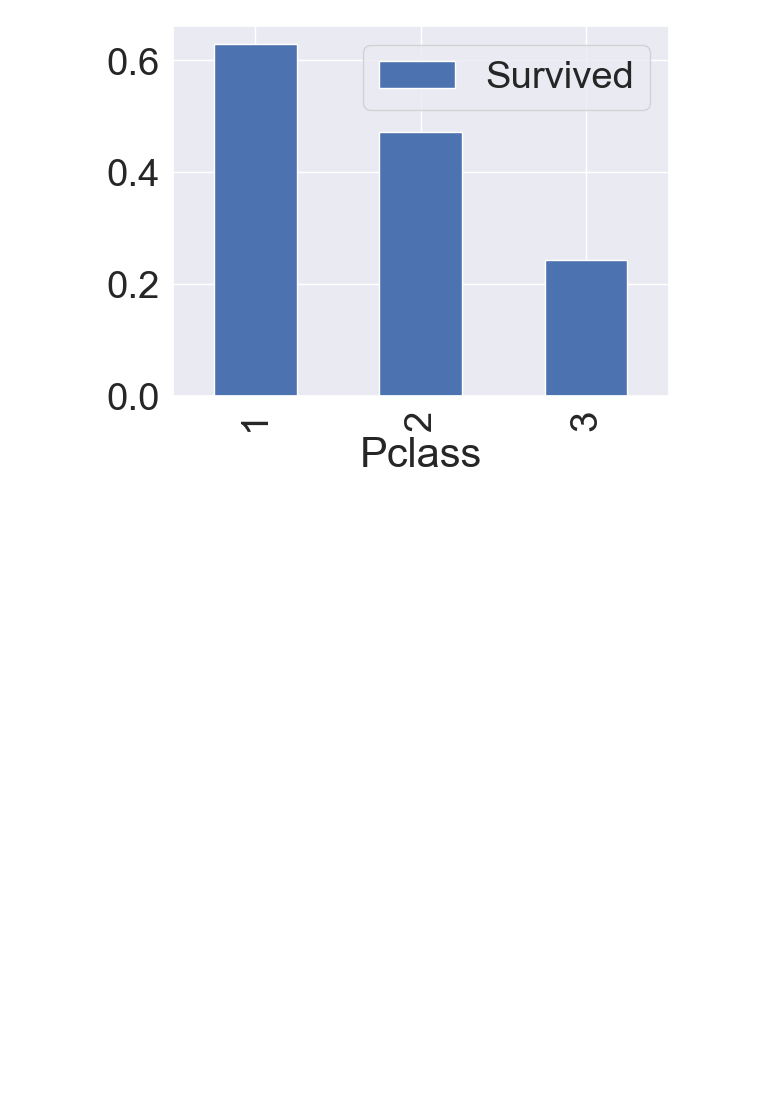
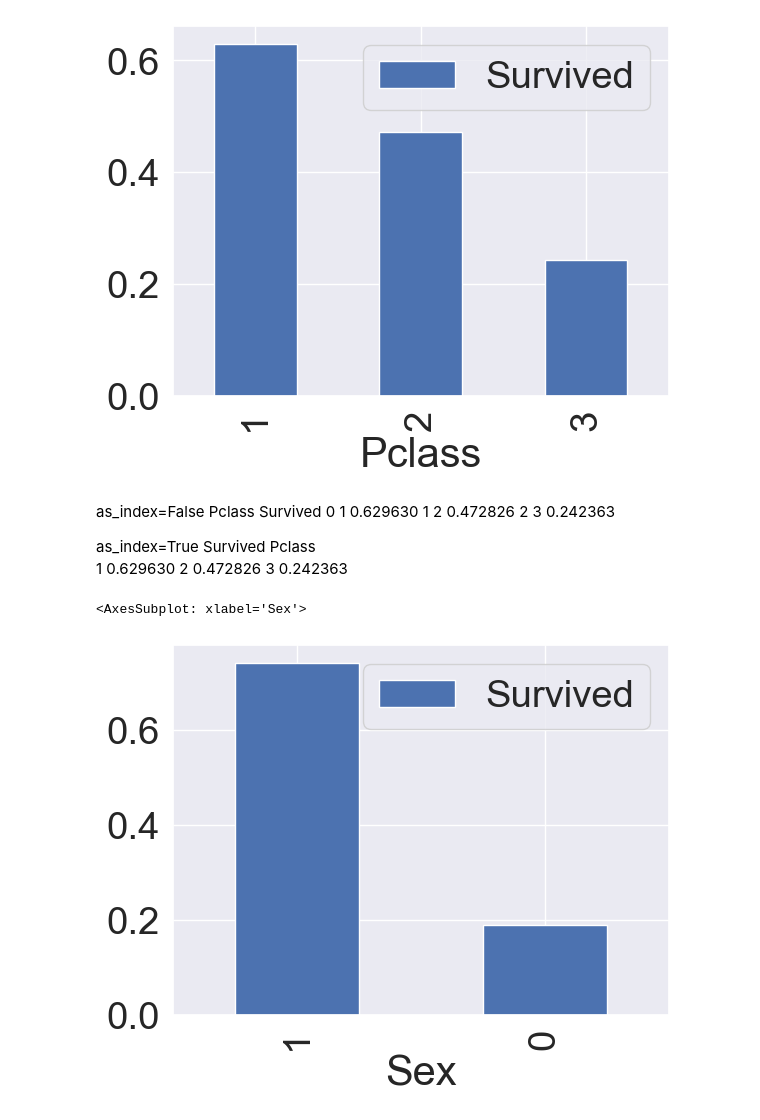
Before and after one commit to kysth0707/KagglePractice, a Jupyter notebook: Titanic-OnMyOwn/main.ipynb, the cells around one changed output. Cells and saved outputs as stored; diff of their text form; code cells hidden in the pictures; blank space fills up the shorter version.

```diff
--- a/Titanic-OnMyOwn/main.ipynb
+++ b/Titanic-OnMyOwn/main.ipynb
@@ -67,3 +69,31 @@ df_train[['Pclass', 'Survived']].groupby(
 # %% [output]
 <AxesSubplot: xlabel='Pclass'>
 [figure]
+# %% [markdown]
+as_index=False
+Pclass	Survived
+0	1	0.629630
+1	2	0.472826
+2	3	0.242363
+
+as_index=True
+	Survived
+Pclass
+1	0.629630
+2	0.472826
+3	0.242363
+# %%
+df_train[['Sex', 'Survived']].groupby(
+	['Sex'], as_index=True
+).mean().sort_values(
+	by='Survived', ascending=False #ascending = 오름차순
+).plot.bar()
+
+# According to this plot bar, Survivors are realted to the 'Sex'
+# 	Survived
+# Sex
+# 0	0.188908 ( Male )
+# 1	0.742038 ( Female )
+# %% [output]
+<AxesSubplot: xlabel='Sex'>
+[figure, added]
```
Also changed, not shown: parts of 4 cells of this notebook.
